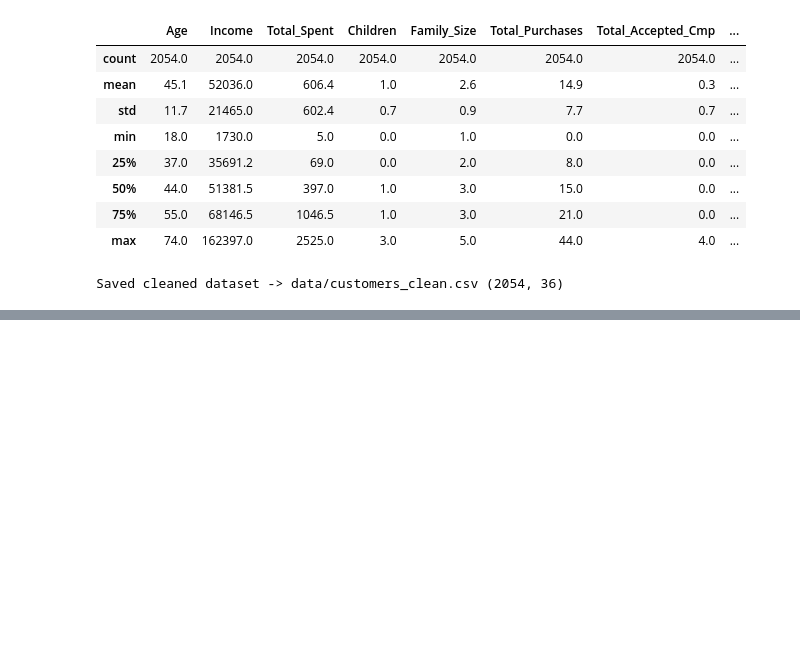
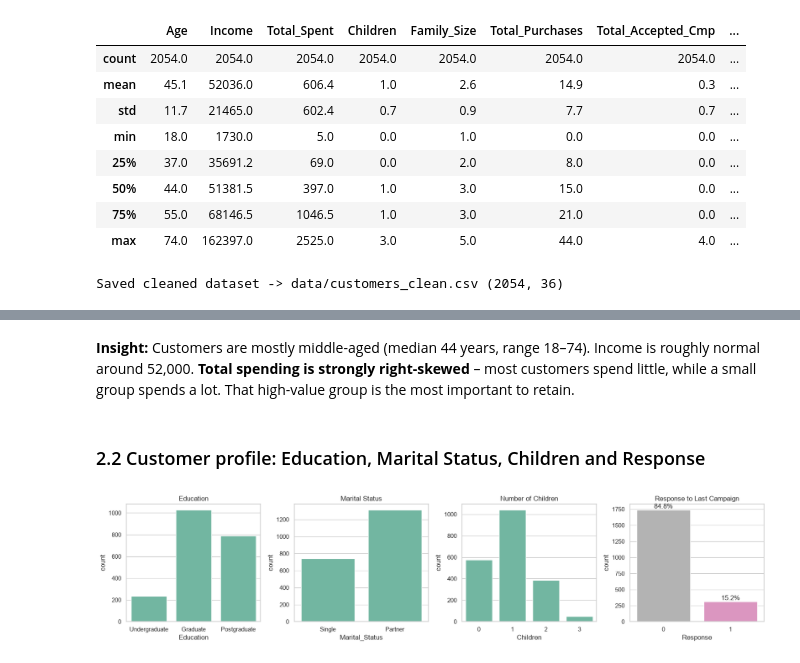
Before and after one commit to manasvigohil28/Customer-Segmentation-Campaign-Optimization, a Jupyter notebook: notebooks/analysis.ipynb, the cells around one changed output, grey strips where cells are left out. Cells and saved outputs as stored; diff of their text form; code cells hidden in the pictures; blank space fills up the shorter version.

```diff
--- a/notebooks/analysis.ipynb
+++ b/notebooks/analysis.ipynb
@@ -156,0 +181,15 @@ Saved cleaned dataset -> data/customers_clean.csv (2054, 36)
+# %% [markdown]
+**Insight:** Customers are mostly middle-aged (median 44 years, range 18–74). Income is roughly normal around 52,000. **Total spending is strongly right-skewed** – most customers spend little, while a small group spends a lot. That high-value group is the most important to retain.
+# %% [markdown]
+### 2.2 Customer profile: Education, Marital Status, Children and Response
+# %%
+fig, ax = plt.subplots(1, 4, figsize=(17, 4))
+sns.countplot(x="Education", data=df, ax=ax[0], order=["Undergraduate", "Graduate", "Postgraduate"]); ax[0].set_title("Education")
+sns.countplot(x="Marital_Status", data=df, ax=ax[1]); ax[1].set_title("Marital Status")
+sns.countplot(x="Children", data=df, ax=ax[2]); ax[2].set_title("Number of Children")
+sns.countplot(x="Response", data=df, ax=ax[3], palette=["#b3b3b3", "#e78ac3"]); ax[3].set_title("Response to Last Campaign")
+for p in ax[3].patches:
+    ax[3].annotate(f"{p.get_height() / len(df):.1%}", (p.get_x() + p.get_width() / 2, p.get_height()), ha="center", va="bottom")
+save("03_customer_profile"); plt.show()
+# %% [output]
+[figure, added]
```
Also changed, not shown: parts of 30 cells of this notebook, 10 other files.
